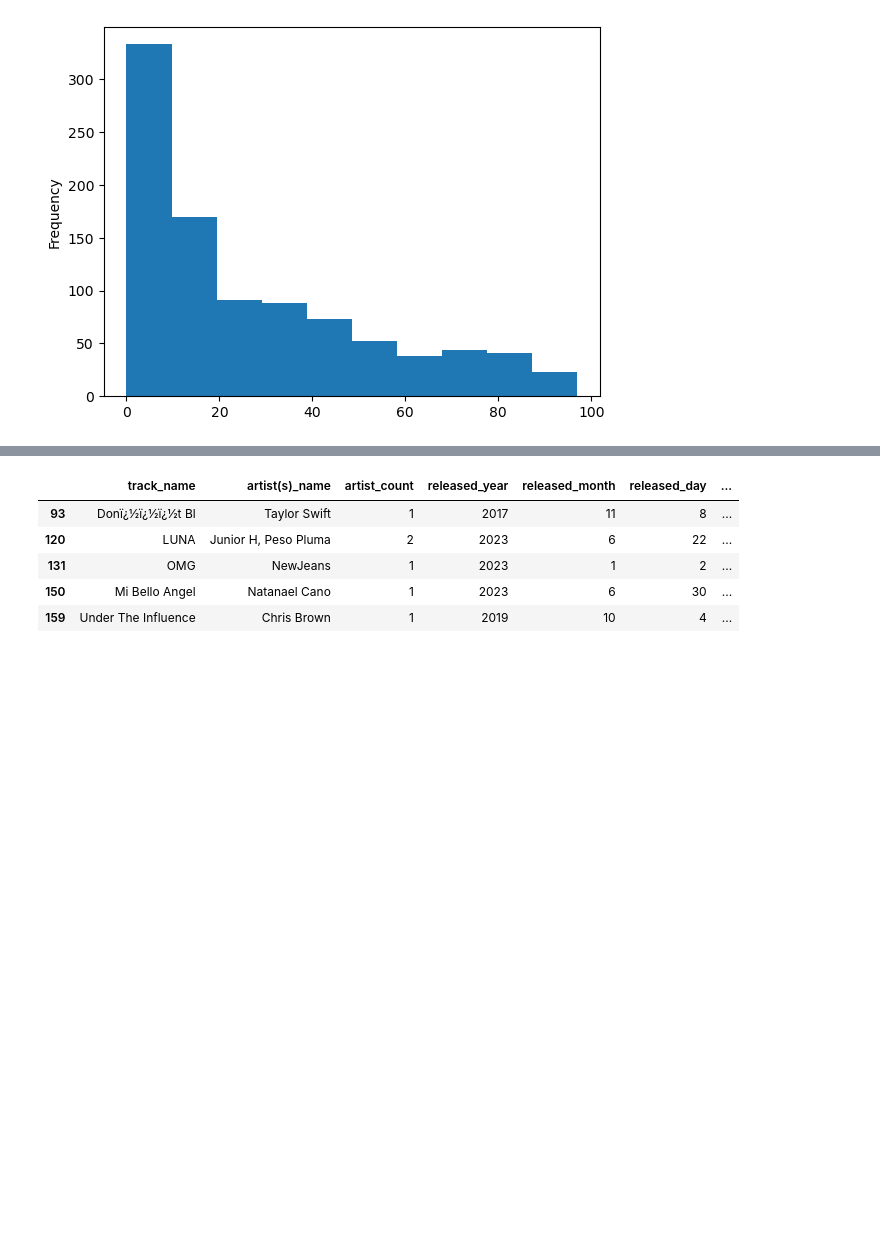
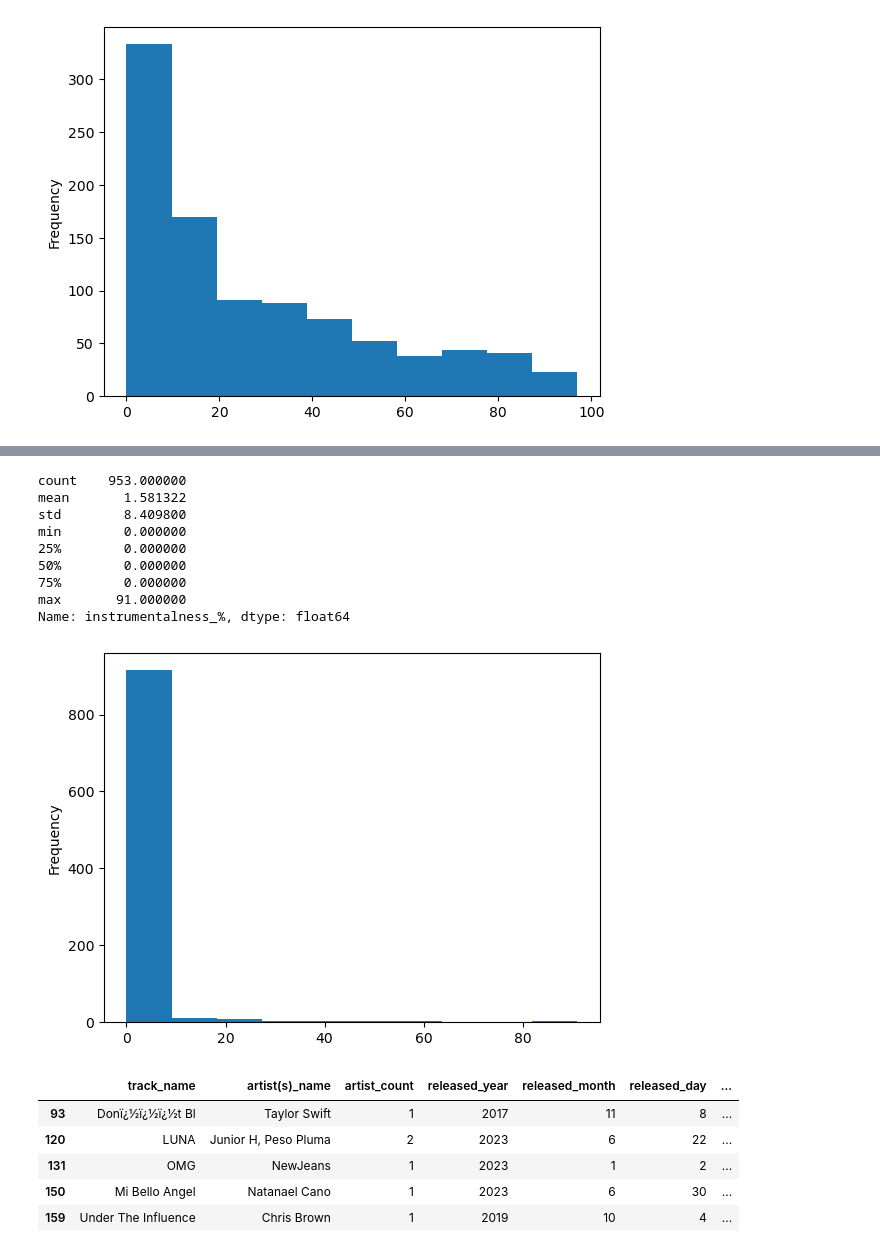
Before and after one commit to donhempsmyer/Data_Visualization_And_Modeling_Online, a Jupyter notebook: Lab/1.3 Data Visualization Lab.ipynb, the cells around one changed output, grey strips where cells are left out. Cells and saved outputs as stored; diff of their text form; code cells hidden in the pictures; blank space fills up the shorter version.

```diff
--- a/Lab/1.3 Data Visualization Lab.ipynb
+++ b/Lab/1.3 Data Visualization Lab.ipynb
@@ -134,3 +163,17 @@ Name: acousticness_%, dtype: float64
+# %%
+df['instrumentalness_%'].plot(kind='hist')
+df['instrumentalness_%'].describe()
+# %% [output]
+count    953.000000
+mean       1.581322
+std        8.409800
+min        0.000000
+25%        0.000000
+50%        0.000000
+75%        0.000000
+max       91.000000
+Name: instrumentalness_%, dtype: float64
+[figure, added]
 # %%
 
 filtered_df = df.loc[(df['bpm'] >= 85) & (df['bpm'] <= 140) & (df['mode'] == 'Minor') & (df['key'] == 'A') ]
```
Also changed, not shown: parts of 5 cells of this notebook.
